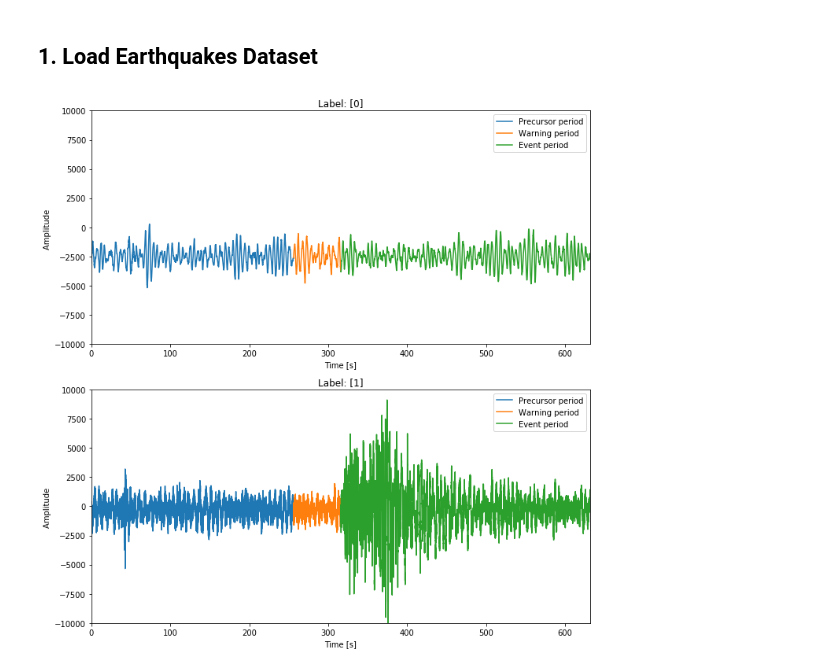
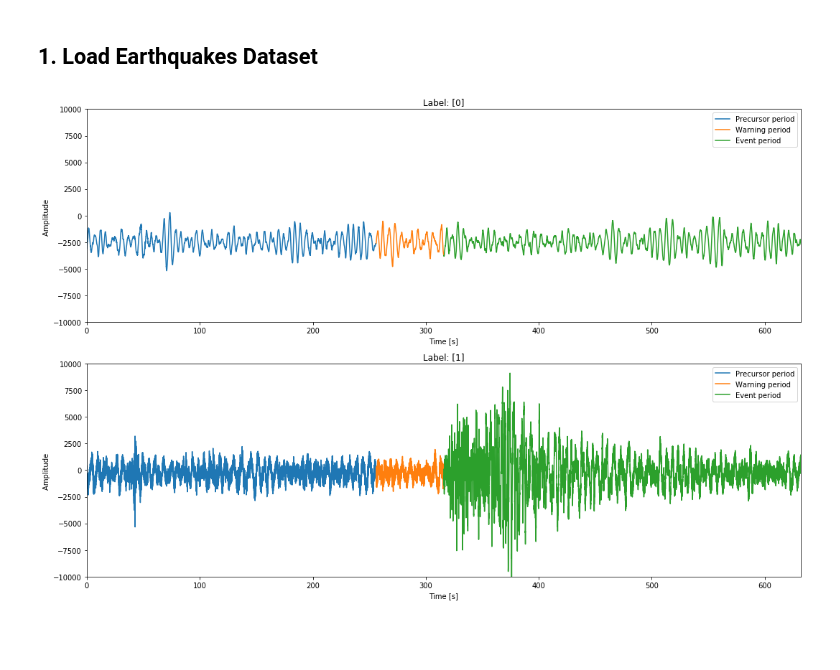
Before and after one commit to MosGeo/TerraeMotus, a Jupyter notebook: Figures/Figure1_Precursor_Warning_Event.ipynb, the cells around one changed output. Drawn from its saved outputs; the diff is of its cells as text; code cells hidden in the pictures; blank space fills up the shorter version.

```diff
--- a/Figures/Figure1_Precursor_Warning_Event.ipynb
+++ b/Figures/Figure1_Precursor_Warning_Event.ipynb
@@ -2,7 +2,7 @@
 import numpy as np
 import matplotlib.pyplot as plt
 %matplotlib inline
-plt.rcParams.update({'font.size': 15})
+plt.rcParams.update({'font.size': 20})
 # %% [markdown]
 ## 1. Load Earthquakes Dataset
 # %%
@@ -13,31 +13,31 @@ times = (times - times[0,:]) * 3600 * 24 # set time to 0 and in seconds
 # %%
 sample1 = 8 # index
 sample2 = 1 # index
 
 precursor = int(256 * times.shape[0] / (2 * (256 + 60)))
 warning = precursor + int(60 * times.shape[0] / (2 * (256 + 60)))
 
-fig = plt.figure(figsize=(10, 10))
+fig = plt.figure(figsize=(15, 10))
 fig.add_subplot(2, 1, 1)
 plt.plot(times[:precursor,sample1], events[:precursor, sample1], '-')
 plt.plot(times[precursor:warning, sample1], events[precursor:warning, sample1], '-')
 plt.plot(times[warning:,sample1], events[warning:, sample1], '-')
 plt.title('Label: ' + str(labels[sample1]))
 plt.legend(['Precursor period', 'Warning period', 'Event period'])
 plt.xlabel('Time [s]')
 plt.ylabel('Amplitude ')
 plt.axis([0, 632, -10000, 10000])
 
 fig.add_subplot(2, 1, 2)
 plt.plot(times[:precursor,sample2], events[:precursor, sample2], '-')
 plt.plot(times[precursor:warning, sample2], events[precursor:warning, sample2], '-')
 plt.plot(times[warning:,sample2], events[warning:, sample2], '-')
 plt.title('Label: ' + str(labels[sample2]))
 plt.legend(['Precursor period', 'Warning period', 'Event period'])
 plt.xlabel('Time [s]')
 plt.ylabel('Amplitude ')
 plt.axis([0, 632, -10000, 10000])
 plt.tight_layout()
 plt.savefig('Images\data_example_fig1.png', bbox_inches='tight', dpi=400)
 # %% [output]
-[figure, old version]
+[figure, new version]
```
